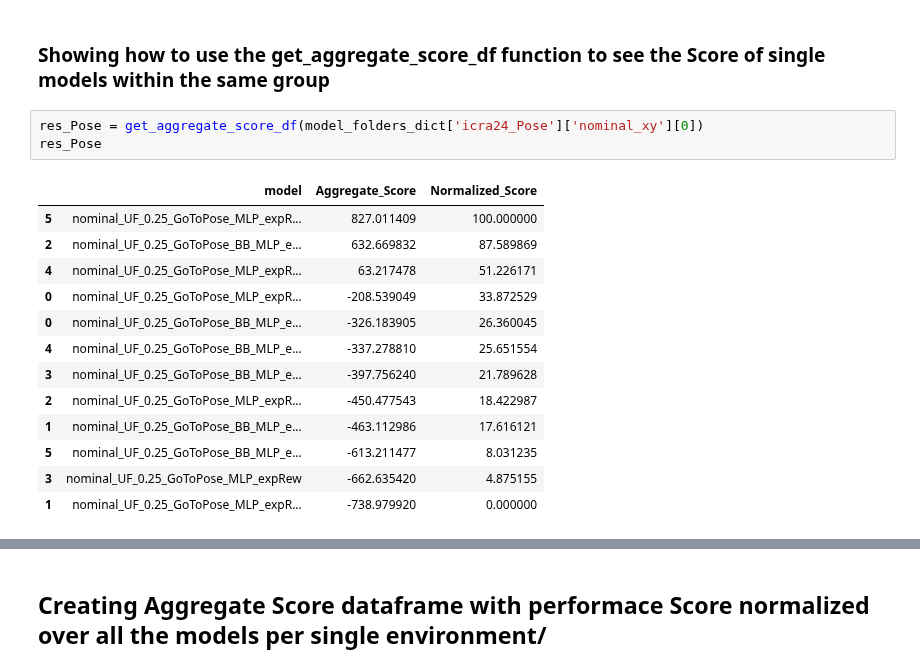
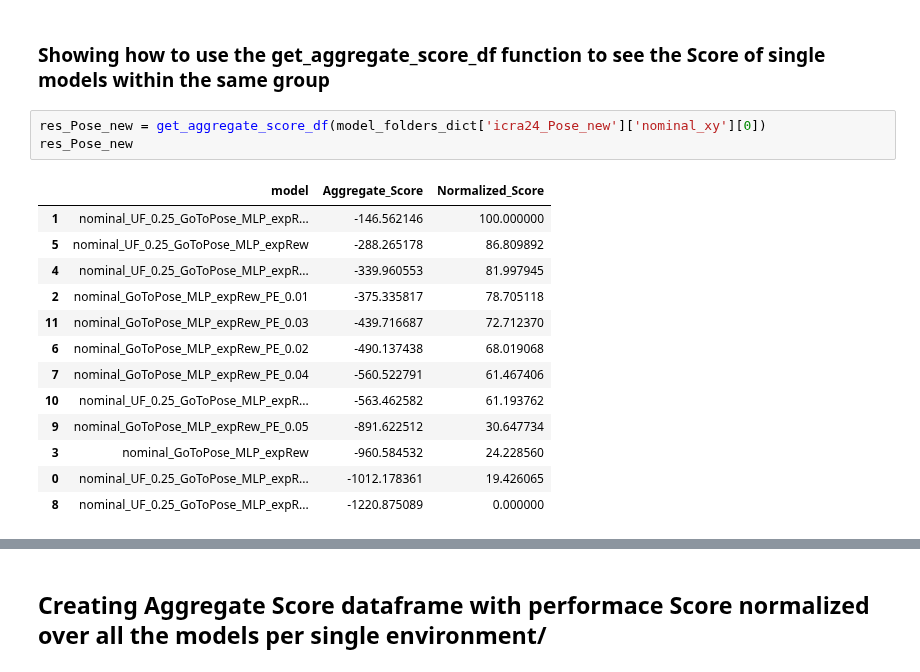
Before and after one commit to elharirymatteo/RANS, a Jupyter notebook: omniisaacgymenvs/utils/eval_multi_models.ipynb, the cells around one changed output, grey strips where cells are left out. Saved outputs shown, nothing was run; the diff lists cells and outputs as text.

Commit message:
- new exp Pose uf

```diff
--- a/omniisaacgymenvs/utils/eval_multi_models.ipynb
+++ b/omniisaacgymenvs/utils/eval_multi_models.ipynb
@@ -209,19 +209,19 @@ model_folders_dict['icra24_Pose']['nominal_xy'][0]
 # %% [markdown]
 ### Showing how to use the get_aggregate_score_df function to see the Score of single models within the same group
 # %%
-res_Pose = get_aggregate_score_df(model_folders_dict['icra24_Pose']['nominal_xy'][0])
-res_Pose
+res_Pose_new = get_aggregate_score_df(model_folders_dict['icra24_Pose_new']['nominal_xy'][0])
+res_Pose_new
 # %% [output]
 |  | model | Aggregate_Score | Normalized_Score |
-| 5 | nominal_UF_0.25_GoToPose_MLP_expR... | 827.011409 | 100.000000 |
-| 2 | nominal_UF_0.25_GoToPose_BB_MLP_e... | 632.669832 | 87.589869 |
-| 4 | nominal_UF_0.25_GoToPose_MLP_expR... | 63.217478 | 51.226171 |
-| 0 | nominal_UF_0.25_GoToPose_MLP_expR... | -208.539049 | 33.872529 |
-| 0 | nominal_UF_0.25_GoToPose_BB_MLP_e... | -326.183905 | 26.360045 |
-| 4 | nominal_UF_0.25_GoToPose_BB_MLP_e... | -337.278810 | 25.651554 |
-| 3 | nominal_UF_0.25_GoToPose_BB_MLP_e... | -397.756240 | 21.789628 |
-| 2 | nominal_UF_0.25_GoToPose_MLP_expR... | -450.477543 | 18.422987 |
-| 1 | nominal_UF_0.25_GoToPose_BB_MLP_e... | -463.112986 | 17.616121 |
-| 5 | nominal_UF_0.25_GoToPose_BB_MLP_e... | -613.211477 | 8.031235 |
-| 3 | nominal_UF_0.25_GoToPose_MLP_expRew | -662.635420 | 4.875155 |
-| 1 | nominal_UF_0.25_GoToPose_MLP_expR... | -738.979920 | 0.000000 |
+| 1 | nominal_UF_0.25_GoToPose_MLP_expR... | -146.562146 | 100.000000 |
+| 5 | nominal_UF_0.25_GoToPose_MLP_expRew | -288.265178 | 86.809892 |
+| 4 | nominal_UF_0.25_GoToPose_MLP_expR... | -339.960553 | 81.997945 |
+| 2 | nominal_GoToPose_MLP_expRew_PE_0.01 | -375.335817 | 78.705118 |
+| 11 | nominal_GoToPose_MLP_expRew_PE_0.03 | -439.716687 | 72.712370 |
+| 6 | nominal_GoToPose_MLP_expRew_PE_0.02 | -490.137438 | 68.019068 |
+| 7 | nominal_GoToPose_MLP_expRew_PE_0.04 | -560.522791 | 61.467406 |
+| 10 | nominal_UF_0.25_GoToPose_MLP_expR... | -563.462582 | 61.193762 |
+| 9 | nominal_GoToPose_MLP_expRew_PE_0.05 | -891.622512 | 30.647734 |
+| 3 | nominal_GoToPose_MLP_expRew | -960.584532 | 24.228560 |
+| 0 | nominal_UF_0.25_GoToPose_MLP_expR... | -1012.178361 | 19.426065 |
+| 8 | nominal_UF_0.25_GoToPose_MLP_expR... | -1220.875089 | 0.000000 |
```
Also changed, not shown: parts of 8 cells of this notebook, 3 other files.
